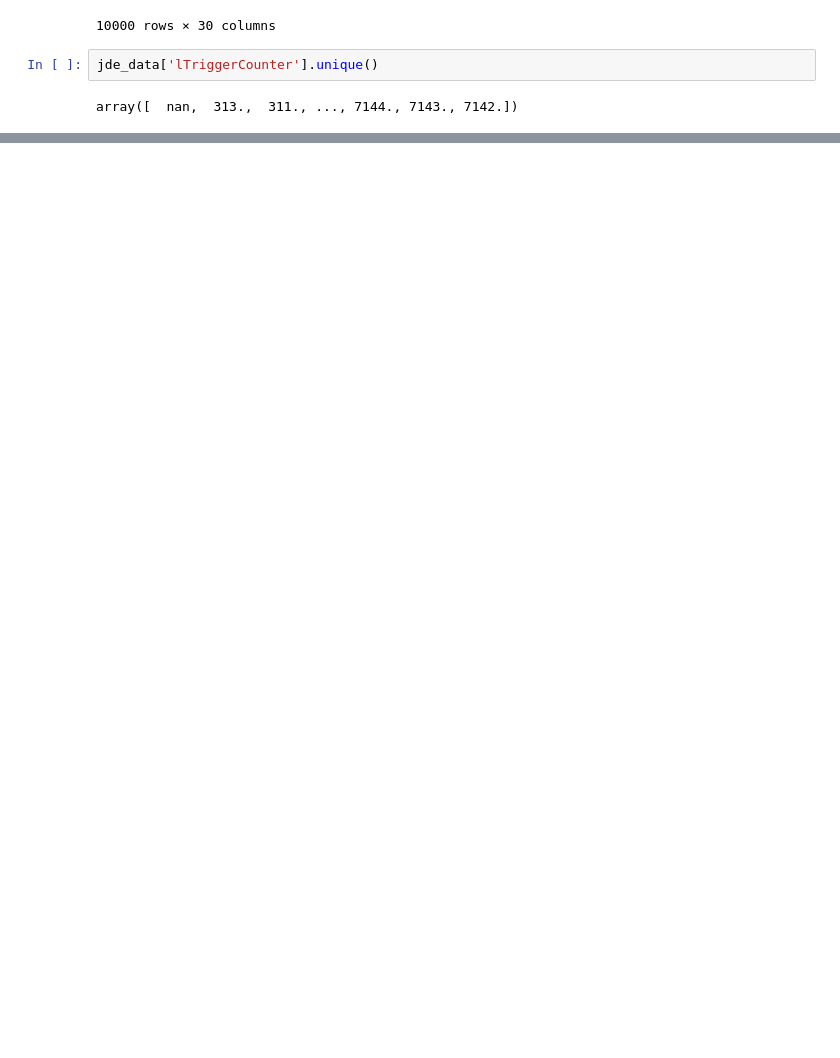
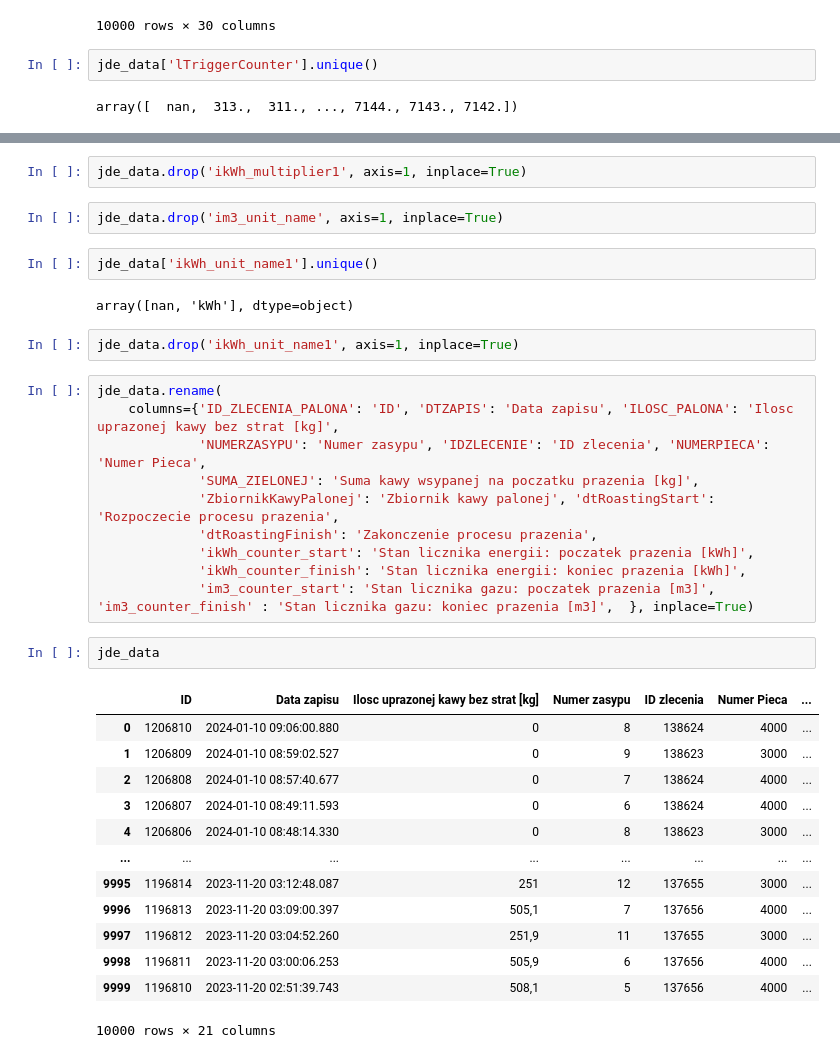
Before and after one commit to modebralski/jacobs, a Jupyter notebook: cleaning.ipynb, the cells around one changed output, grey strips where cells are left out. Cells and saved outputs as stored; diff of their text form; blank space fills up the shorter version.

Commit message:
more cleaning columns

```diff
--- a/cleaning.ipynb
+++ b/cleaning.ipynb
@@ -272,0 +305,36 @@ array([  nan,  313.,  311., ..., 7144., 7143., 7142.])
+# %%
+jde_data.drop('ikWh_multiplier1', axis=1, inplace=True)
+# %%
+jde_data.drop('im3_unit_name', axis=1, inplace=True)
+# %%
+jde_data['ikWh_unit_name1'].unique()
+# %% [output]
+array([nan, 'kWh'], dtype=object)
+# %%
+jde_data.drop('ikWh_unit_name1', axis=1, inplace=True)
+# %%
+jde_data.rename(
+    columns={'ID_ZLECENIA_PALONA': 'ID', 'DTZAPIS': 'Data zapisu', 'ILOSC_PALONA': 'Ilosc uprazonej kawy bez strat [kg]',
+             'NUMERZASYPU': 'Numer zasypu', 'IDZLECENIE': 'ID zlecenia', 'NUMERPIECA': 'Numer Pieca',
+             'SUMA_ZIELONEJ': 'Suma kawy wsypanej na poczatku prazenia [kg]',
+             'ZbiornikKawyPalonej': 'Zbiornik kawy palonej', 'dtRoastingStart': 'Rozpoczecie procesu prazenia',
+             'dtRoastingFinish': 'Zakonczenie procesu prazenia',
+             'ikWh_counter_start': 'Stan licznika energii: poczatek prazenia [kWh]',
+             'ikWh_counter_finish': 'Stan licznika energii: koniec prazenia [kWh]',
+             'im3_counter_start': 'Stan licznika gazu: poczatek prazenia [m3]', 'im3_counter_finish' : 'Stan licznika gazu: koniec prazenia [m3]',  }, inplace=True)
+# %%
+jde_data
+# %% [output]
+|  | ID | Data zapisu | Ilosc uprazonej kawy bez strat [kg] | Numer zasypu | ID zlecenia | Numer Pieca | ... |
+| 0 | 1206810 | 2024-01-10 09:06:00.880 | 0 | 8 | 138624 | 4000 | ... |
+| 1 | 1206809 | 2024-01-10 08:59:02.527 | 0 | 9 | 138623 | 3000 | ... |
+| 2 | 1206808 | 2024-01-10 08:57:40.677 | 0 | 7 | 138624 | 4000 | ... |
+| 3 | 1206807 | 2024-01-10 08:49:11.593 | 0 | 6 | 138624 | 4000 | ... |
+| 4 | 1206806 | 2024-01-10 08:48:14.330 | 0 | 8 | 138623 | 3000 | ... |
+| ... | ... | ... | ... | ... | ... | ... | ... |
+| 9995 | 1196814 | 2023-11-20 03:12:48.087 | 251 | 12 | 137655 | 3000 | ... |
+| 9996 | 1196813 | 2023-11-20 03:09:00.397 | 505,1 | 7 | 137656 | 4000 | ... |
+| 9997 | 1196812 | 2023-11-20 03:04:52.260 | 251,9 | 11 | 137655 | 3000 | ... |
+| 9998 | 1196811 | 2023-11-20 03:00:06.253 | 505,9 | 6 | 137656 | 4000 | ... |
+| 9999 | 1196810 | 2023-11-20 02:51:39.743 | 508,1 | 5 | 137656 | 4000 | ... |
+10000 rows × 21 columns
```
Also changed, not shown: parts of 11 cells of this notebook.
